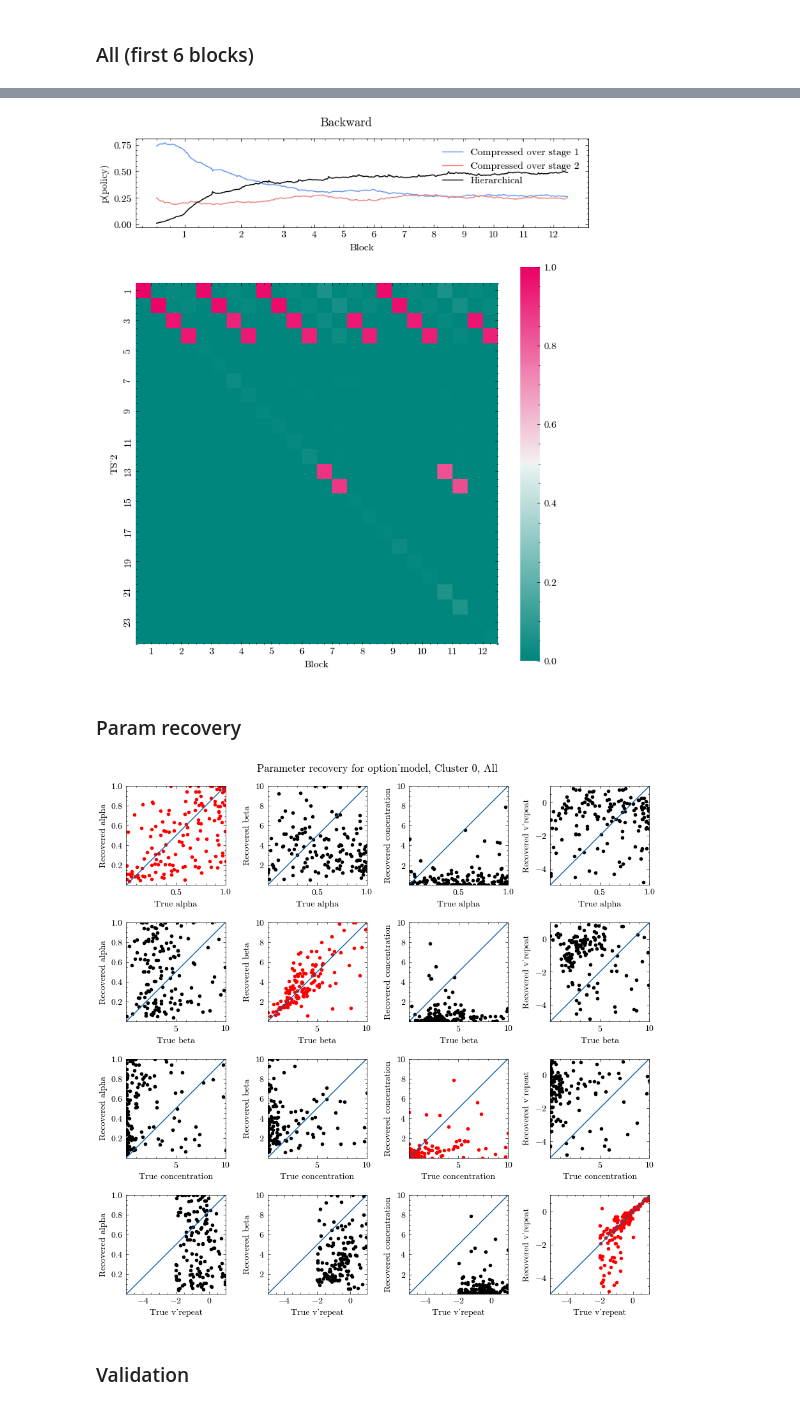
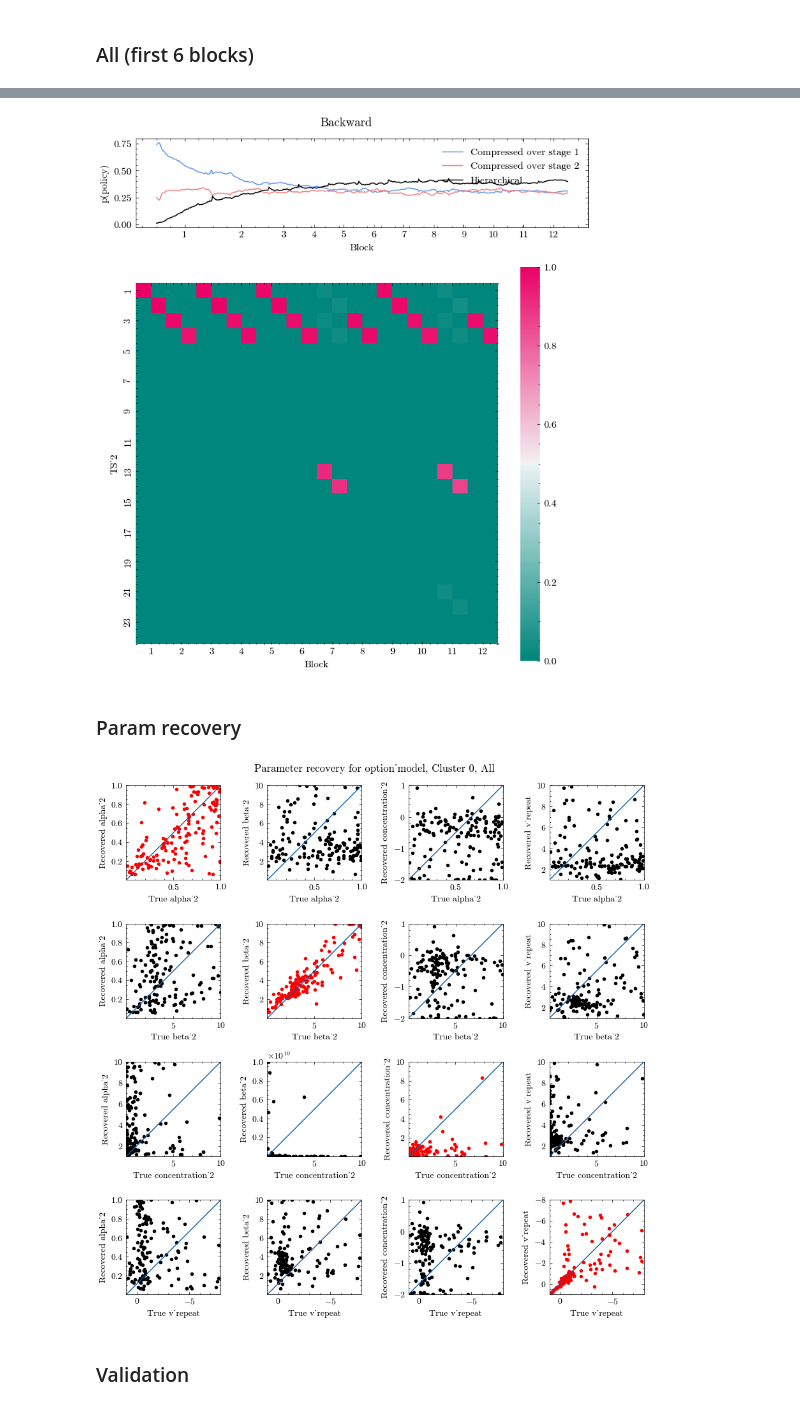
Before and after one commit to jl3676/learning_hierarchy, a Jupyter notebook: fit_models_first6.ipynb, the cells around one changed output, grey strips where cells are left out. Drawn from its saved outputs; the diff is of its cells as text; code cells hidden in the pictures.

```diff
--- a/fit_models_first6.ipynb
+++ b/fit_models_first6.ipynb
@@ -30,12 +33,12 @@ with open('data.pkl', 'rb') as file:
 # %%
 subject_inds = (meta_data['Condition'] == 'V1-V1') & (meta_data['Cluster'] == 0)
 this_data = helpers.slice_data(all_data, meta_data, 'V1-V1', exp=[1,2], cluster=0)
-num_subject = np.sum(subject_inds)
+num_subject = all_data['tr'].shape[0]
 
 alpha_bounds = [1e-6, 1]
 beta_bounds = [1e-6, 10]
 concentration_bounds = [-2, 1]
-epsilon_bounds = [-2, 0]
+epsilon_bounds = [0, 1]
 bounds = [alpha_bounds, beta_bounds, concentration_bounds, epsilon_bounds]
 param_names = ['alpha_2', 'beta_2', 'concentration_2', 'v_repeat']
 # %% [markdown]
@@ -54,7 +57,8 @@ if __name__ == "__main__":
     inputs = []
 
     for i in range(num_subject):
-        inputs.append((this_model, D[D[:,0]==i,:], structure, i, bounds, meta_learning))
+        if subject_inds[i]:
+            inputs.append((this_model, D[D[:,0]==i,:], structure, i, bounds, meta_learning))
 
     with Pool() as p:
         results = p.map(modeling.parallel_worker, inputs)
@@ -175,7 +179,7 @@ plotting.plot_validation_error_types(this_data, data_sim_backward_no_meta, data_
 # %%
 plotting.plot_validation_PTS(data_sim_backward, 'Backward', ntrials=5, cond='V1-V1', save_vector=True, pallette=None)
 # %% [output]
-[figure, old version]
+[figure, new version]
 # %% [markdown]
 ### Param recovery
 # %%
@@ -221,35 +225,37 @@ np.save(f'fitting_results/paramrec_{structure}_{condition}_cluster{cluster}_llh.
 # %%
 plt.figure(figsize=(9,9))
 for p in range(len(bounds)):
     for q in range(len(bounds)):
         ax = plt.subplot(len(bounds), len(bounds), p*len(bounds)+q+1)
         p_bounds = bounds[p].copy()
         q_bounds = bounds[q].copy()
 
         values_p = fitted_params[:,p]
         values_q = best_params_all[:,q]
-        if 'concentration' or 'v_repeat' in param_names[p]:
-            p_bounds[0] = 10**p_bounds[0]
-            p_bounds[1] = 10**p_bounds[1]
-            values_p = 10**values_p
-        if 'concentration' or 'v_repeat' in param_names[q]:
-            q_bounds[0] = 10**q_bounds[0]
-            q_bounds[1] = 10**q_bounds[1]
-            values_q = 10**values_q
+        mult = -1 if 'v_repeat' in param_names[p] else 1
+        add = 2 if 'v_repeat' in param_names[p] else 0
+        if 'concentration' in param_names[p] or 'v_repeat' in param_names[p]:
+            p_bounds[0] = 10**p_bounds[0] * mult + add
+            p_bounds[1] = 10**p_bounds[1] * mult + add
+            values_p = 10**values_p * mult + add
+        if 'concentration' in param_names[p] or 'v_repeat' in param_names[q]:
+            q_bounds[0] = 10**q_bounds[0] * mult + add
+            q_bounds[1] = 10**q_bounds[1] * mult + add
+            values_q = 10**values_q * mult + add
         color = 'r' if p == q else 'k'
         plt.plot(values_p, values_q, '.', color=color)
         plt.plot([p_bounds[0],p_bounds[1]], [q_bounds[0], q_bounds[1]])
         plt.xlim(p_bounds)
         plt.ylim(q_bounds)
         plt.xlabel(f'True {param_names[p]}')
         plt.ylabel(f'Recovered {param_names[q]}')
         ax.set_box_aspect(1)
 
 plt.suptitle(f'Parameter recovery for {this_model}, Cluster {cluster}, {condition}')
 plt.tight_layout()
 plt.show()
 # %% [output]
-[figure, old version]
+[figure, new version]
 # %% [markdown]
 ### Validation
 # %%
```
Also changed, not shown: parts of 8 cells of this notebook, 9 other files.
